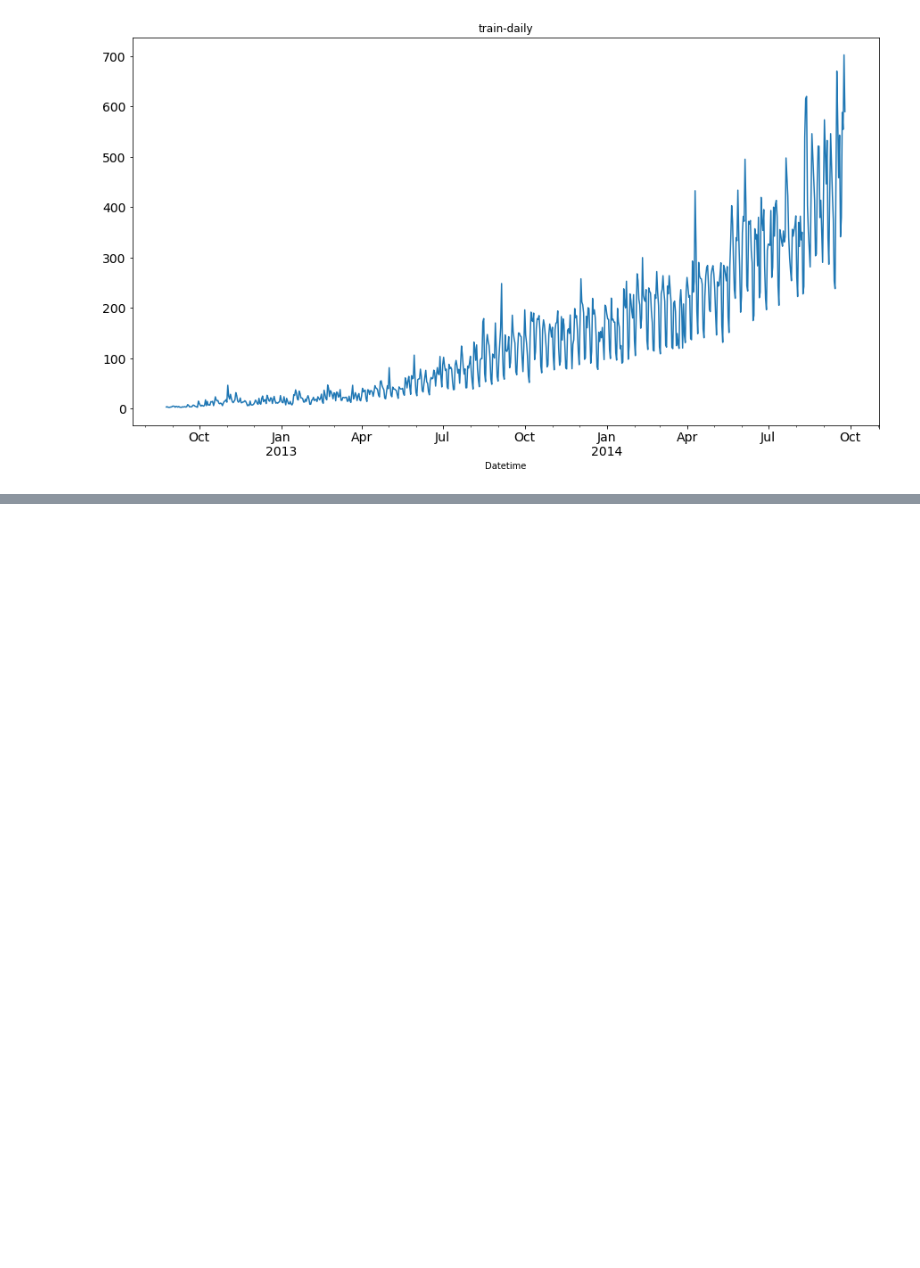
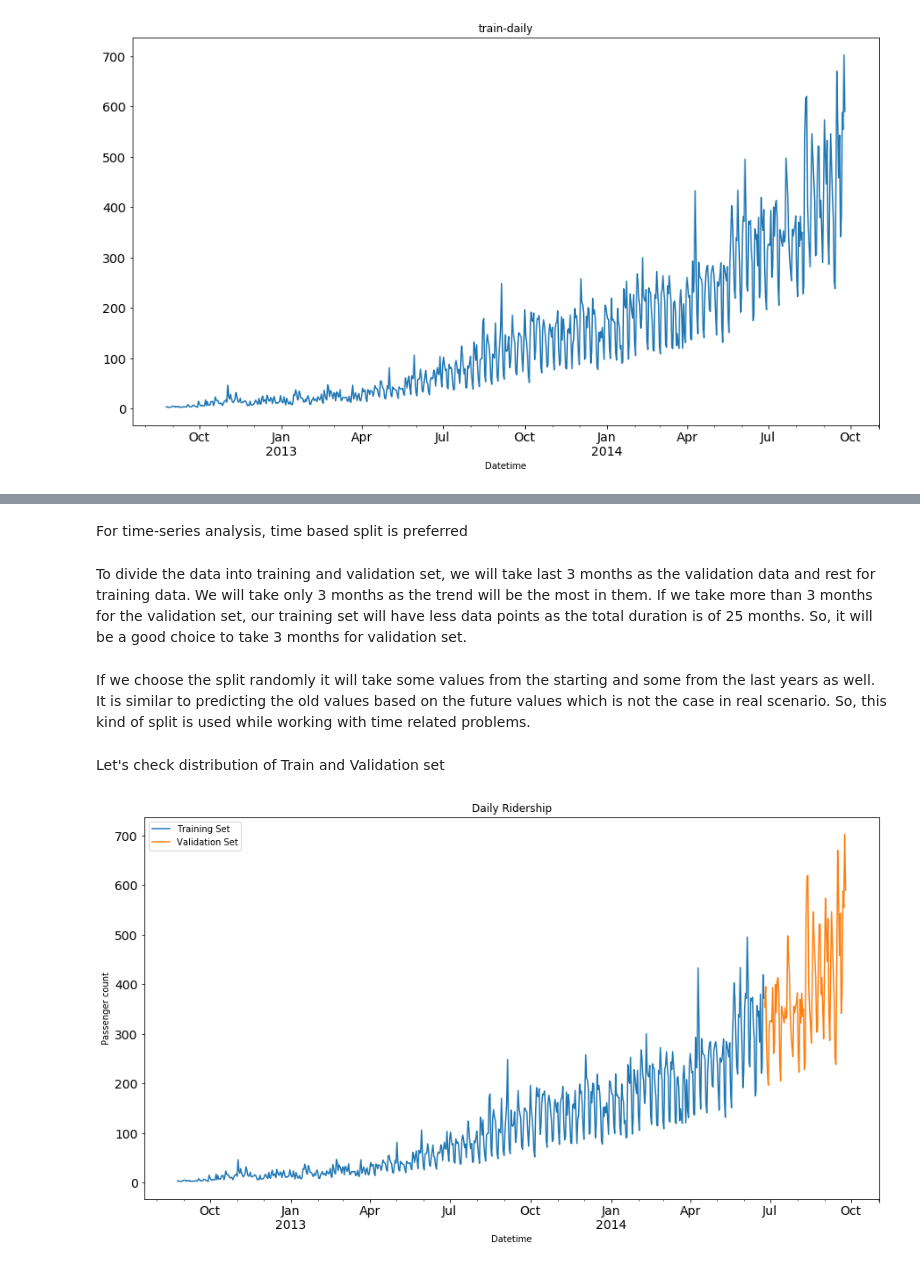
Before and after one commit to vedant511/time-series-analysis, a Jupyter notebook: src/main.ipynb, the cells around one changed output, grey strips where cells are left out. Cells and saved outputs as stored; diff of their text form; code cells hidden in the pictures; blank space fills up the shorter version.

Commit message:
train-valid split

```diff
--- a/src/main.ipynb
+++ b/src/main.ipynb
@@ -232,0 +235,20 @@ plt.show()
+# %% [markdown]
+For time-series analysis, time based split is preferred
+# %% [markdown]
+To divide the data into training and validation set, we will take last 3 months as the validation data and rest for training data. We will take only 3 months as the trend will be the most in them. If we take more than 3 months for the validation set, our training set will have less data points as the total duration is of 25 months. So, it will be a good choice to take 3 months for validation set.
+# %%
+Train=train.ix['2012-08-25':'2014-06-24']
+Valid=train.ix['2014-06-25':'2014-09-25']
+# %% [markdown]
+If we choose the split randomly it will take some values from the starting and some from the last years as well. It is similar to predicting the old values based on the future values which is not the case in real scenario. So, this kind of split is used while working with time related problems.
+# %% [markdown]
+Let's check distribution of Train and Validation set
+# %%
+Train['Count'].plot(figsize=(15, 8), title='Daily Ridership', fontsize='14', label='Training Set')
+Valid['Count'].plot(figsize=(15, 8), title='Daily Ridership', fontsize='14', label='Validation Set')
+plt.xlabel("Datetime")
+plt.ylabel("Passenger count")
+plt.legend(loc='best')
+plt.show()
+# %% [output]
+[figure, added]
```
Also changed, not shown: parts of 3 cells of this notebook.
